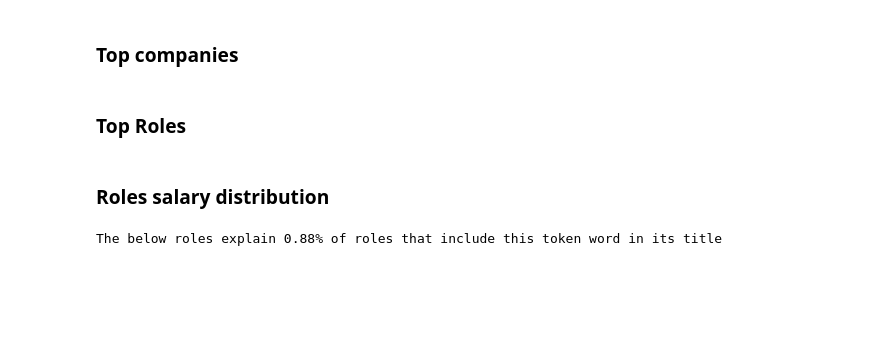
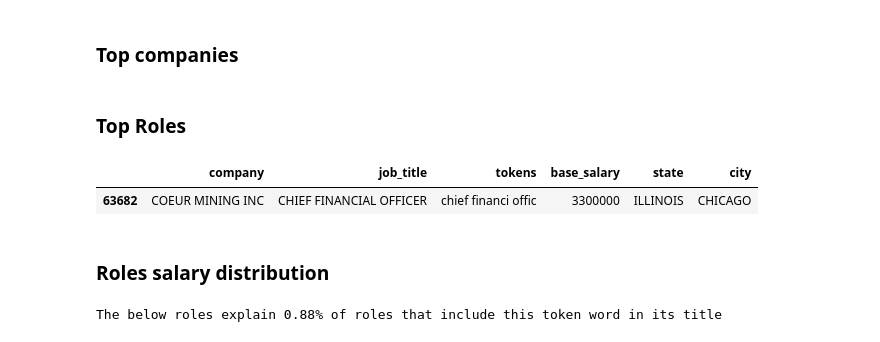
Before and after one commit to jelenalor/analyticsH1B, a Jupyter notebook: h1b_analytics.ipynb, the cells around one changed output. Saved outputs shown, nothing was run; the diff lists cells and outputs as text; code cells hidden in the pictures; blank space fills up the shorter version.

```diff
--- a/h1b_analytics.ipynb
+++ b/h1b_analytics.ipynb
@@ -239,3 +229,8 @@ y_choice = [tokens_summary[i]["all"][1] if salary_choice=="mean" \
+# %%
+df2[df2.base_salary > 3000000]
+# %% [output]
+|  | company | job_title | tokens | base_salary | state | city |
+| 63682 | COEUR MINING INC | CHIEF FINANCIAL OFFICER | chief financi offic | 3300000 | ILLINOIS | CHICAGO |
 # %% [markdown]
 ### Roles salary distribution
 # %%
```
Also changed, not shown: parts of 28 cells of this notebook, 3 other files.
